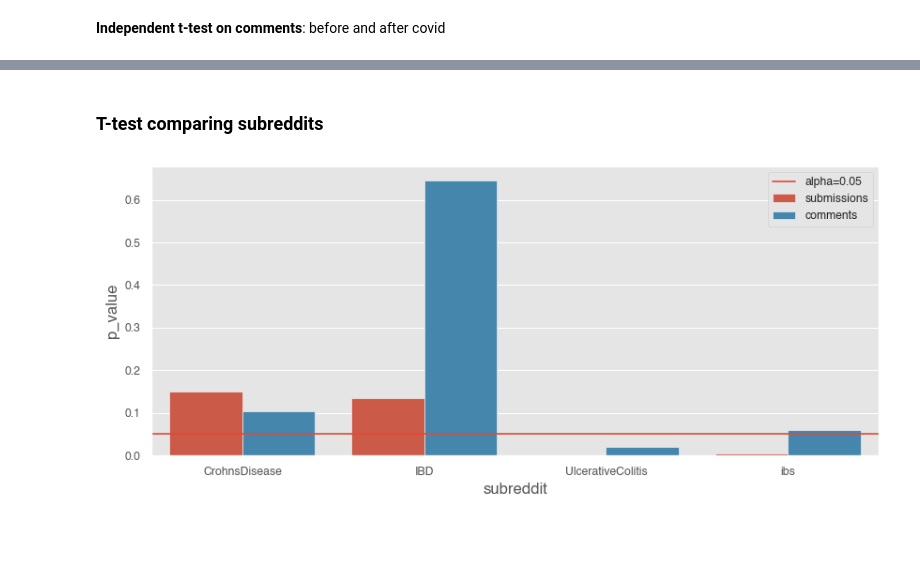
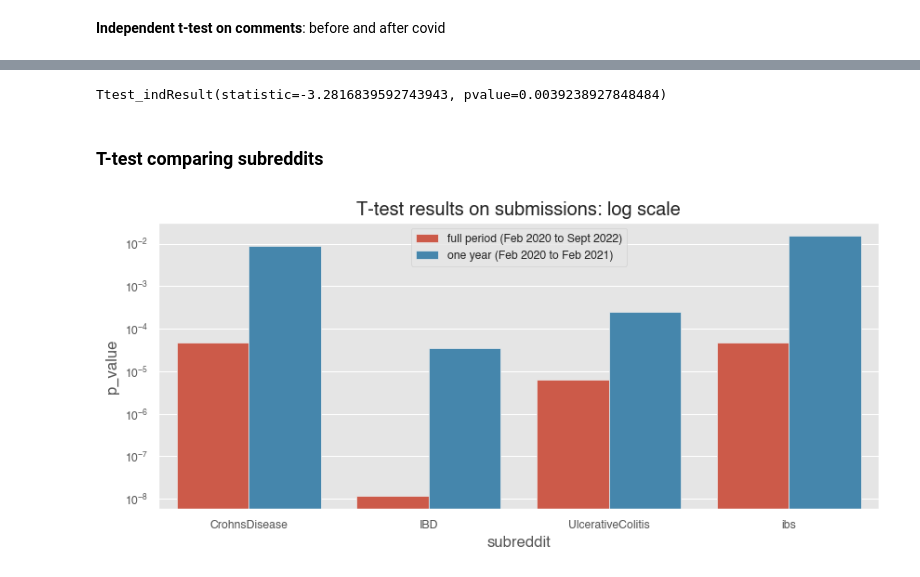
Before and after one commit to micheledinelli/Crohns-Sentiment-Analysis, a Jupyter notebook: data_insights.ipynb, the cells around one changed output, grey strips where cells are left out. Saved outputs shown, nothing was run; the diff lists cells and outputs as text; code cells hidden in the pictures; blank space fills up the shorter version.

```diff
--- a/data_insights.ipynb
+++ b/data_insights.ipynb
@@ -49,3 +70,14 @@ df_comments.drop(columns=['Unnamed: 0'], inplace=True)
+# %%
+# Data before 12-2020
+df_sub_prev = import_submissions_previous()
+df_comm_prev = import_comments_previous()
+
+# Data after 12-2020
+df_sub_aft = import_submissions()
+df_comm_aft = import_comments()
+
+df_submissions = pd.concat([df_sub_prev, df_sub_aft])
+df_comments = pd.concat([df_comm_prev, df_comm_aft])
 # %% [markdown]
 ## Data Insights <a class="anchor" id="data-insights"></a>
 
@@ -759,0 +783,14 @@ comm_after_covid = comm_after_covid[comm_after_covid['created'] > '21-03']
+# %%
+fig, ax = plt.subplots(figsize=(20,8))
+
+df_c.sort_values('created', inplace=True)
+
+plt.title('Submission count per subreddit over time', fontsize=25)
+sns.countplot(data=df_c, hue='subreddit', x='created', ax=ax)
+ax.axvline(x=6, linestyle='--', linewidth=2.5, color='black', label='first cases of covid in Whuan')
+ax.axvline(x=8, linestyle='--', linewidth=2.5, color='green', label='covid spreads in USA')
+ax.axvline(x=20, linestyle='--', linewidth=2.5, color='red', label='one year since covid in USA')
+plt.xticks(rotation=45)
+
+plt.legend()
+plt.show();
@@ -818,2 +945,6 @@ Ttest_indResult(statistic=-1.8752812268369374, pvalue=0.0639964252001824)
+# %%
+stats.ttest_ind(comm_bef_cov, comm_one_year_cov)
+# %% [output]
+Ttest_indResult(statistic=-3.2816839592743943, pvalue=0.0039238927848484)
 # %% [markdown]
 ### T-test comparing subreddits
@@ -823,21 +990,21 @@ p_values = []
 for sr in subreddits:
     a = sub_before_covid[sub_before_covid['subreddit'] == sr]['count']
     b = sub_after_covid[sub_after_covid['subreddit'] == sr]['count']
-    p_values.append((stats.ttest_ind(a, b).pvalue, sr, 'submissions'))
+    p_values.append((stats.ttest_ind(a, b).pvalue, sr, 'full period (Feb 2020 to Sept 2022)'))
 
 for sr in subreddits:
-    a = comm_before_covid[comm_before_covid['subreddit'] == sr]['count']
-    b = comm_after_covid[comm_after_covid['subreddit'] == sr]['count']
-    p_values.append((stats.ttest_ind(a, b).pvalue, sr, 'comments'))
+    a = sub_before_covid[sub_before_covid['subreddit'] == sr]['count']
+    b = sub_one_year_covid[sub_one_year_covid['subreddit'] == sr]['count']
+    p_values.append((stats.ttest_ind(a, b).pvalue, sr, 'one year (Feb 2020 to Feb 2021)'))
 
 p_values = pd.DataFrame(p_values, columns=['p_value', 'subreddit', 'type'])
 # %%
 fig, ax = plt.subplots(figsize=(10,4))
 
-sns.barplot(data=p_values, hue='type', x=p_values.subreddit, y=p_values.p_value)
-ax.axhline(0.05, label='alpha=0.05')
+plt.title('T-test results on submissions: log scale')
+sns.barplot(data=p_values, hue='type', x=p_values.subreddit, y=p_values.p_value, log=True)
 
 plt.legend()
 plt.show();
 # %% [output]
-[figure, old version]
+[figure, new version]
```
Also changed, not shown: parts of 68 cells of this notebook, 2 other files.
